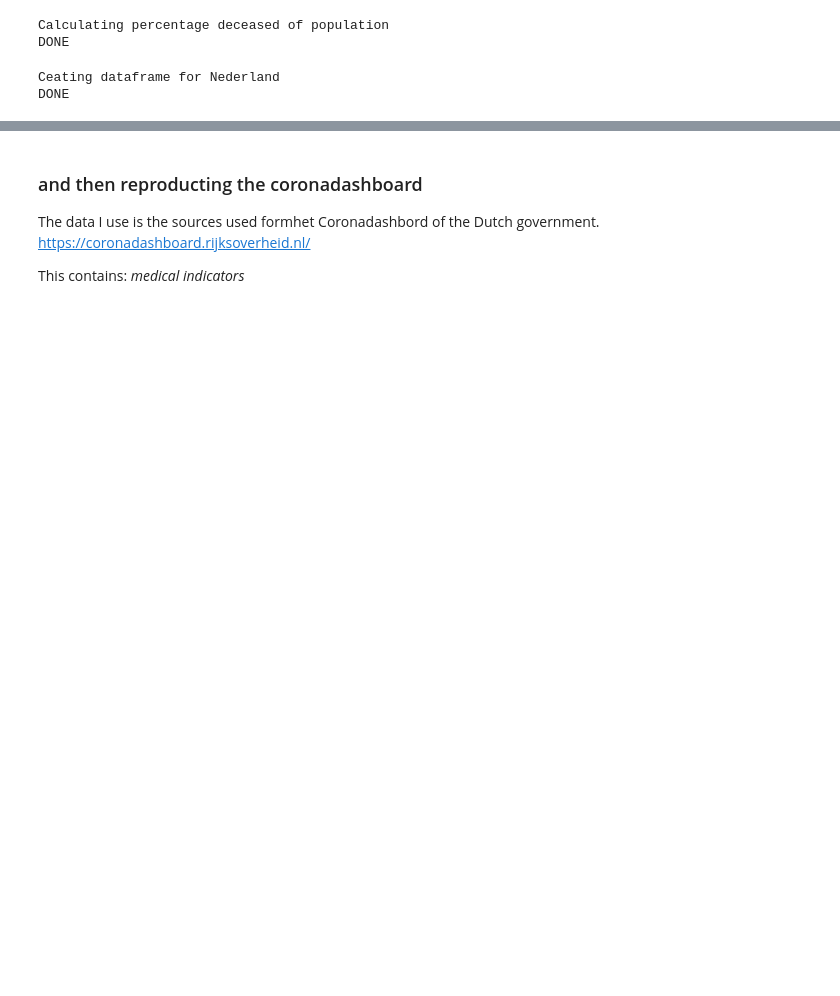
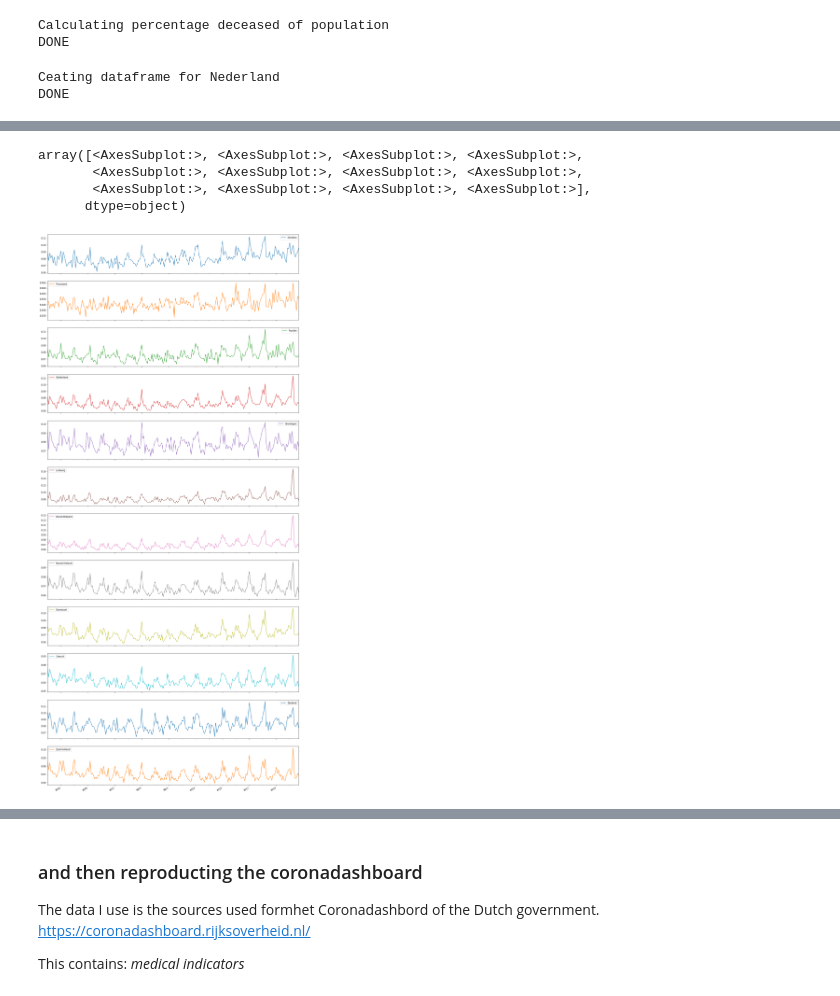
Before and after one commit to cjvanzwol/notebooks, a Jupyter notebook: Covid/Covid.ipynb, the cells around one changed output, grey strips where cells are left out. Cells and saved outputs as stored; diff of their text form; code cells hidden in the pictures; blank space fills up the shorter version.

```diff
--- a/Covid/Covid.ipynb
+++ b/Covid/Covid.ipynb
@@ -204,0 +198,8 @@ df
+# %%
+provincies.plot(figsize=(20,50),subplots=True)
+# %% [output]
+array([<AxesSubplot:>, <AxesSubplot:>, <AxesSubplot:>, <AxesSubplot:>,
+       <AxesSubplot:>, <AxesSubplot:>, <AxesSubplot:>, <AxesSubplot:>,
+       <AxesSubplot:>, <AxesSubplot:>, <AxesSubplot:>, <AxesSubplot:>],
+      dtype=object)
+[figure, added]
```
Also changed, not shown: parts of 22 cells of this notebook, 2 other files.
